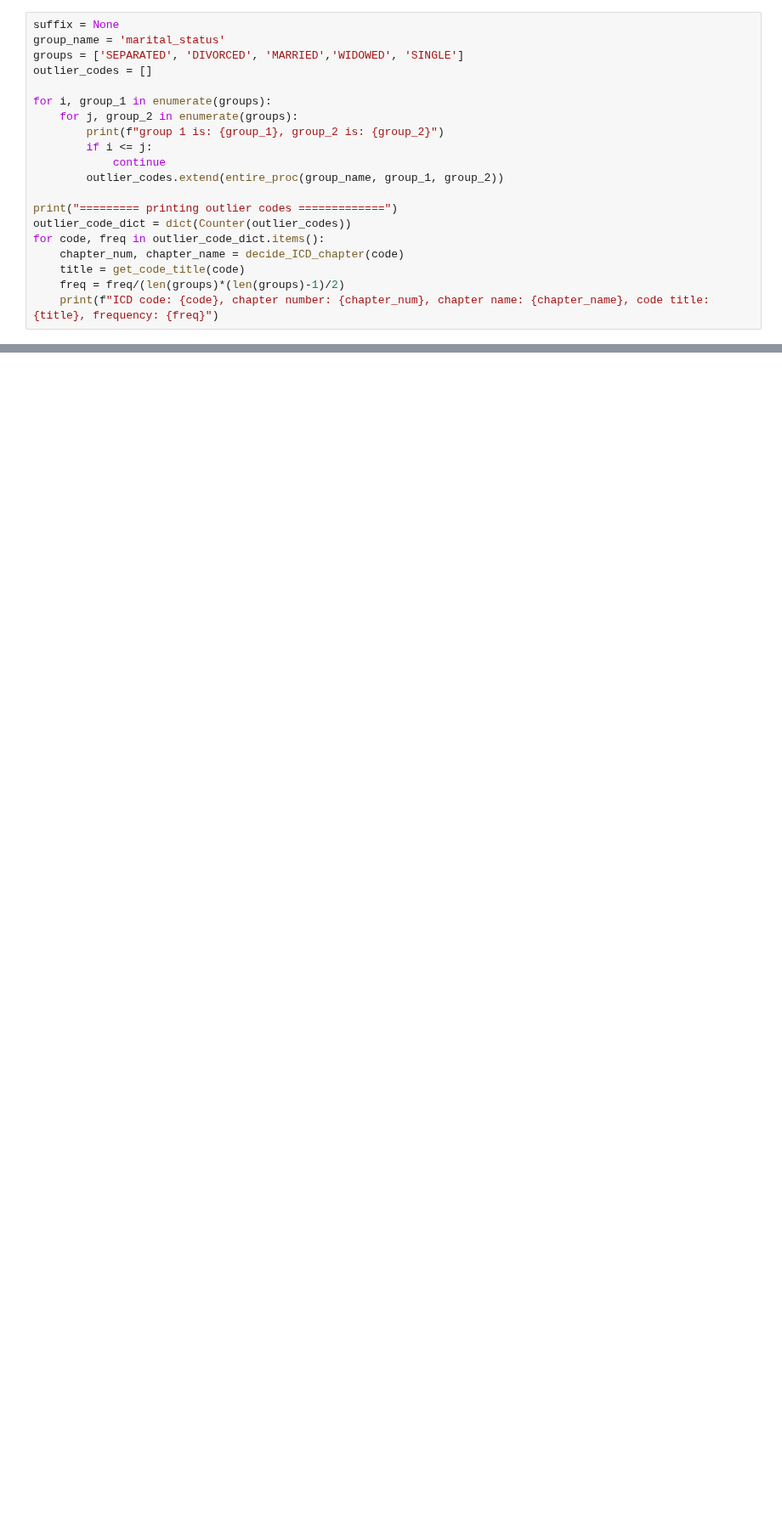
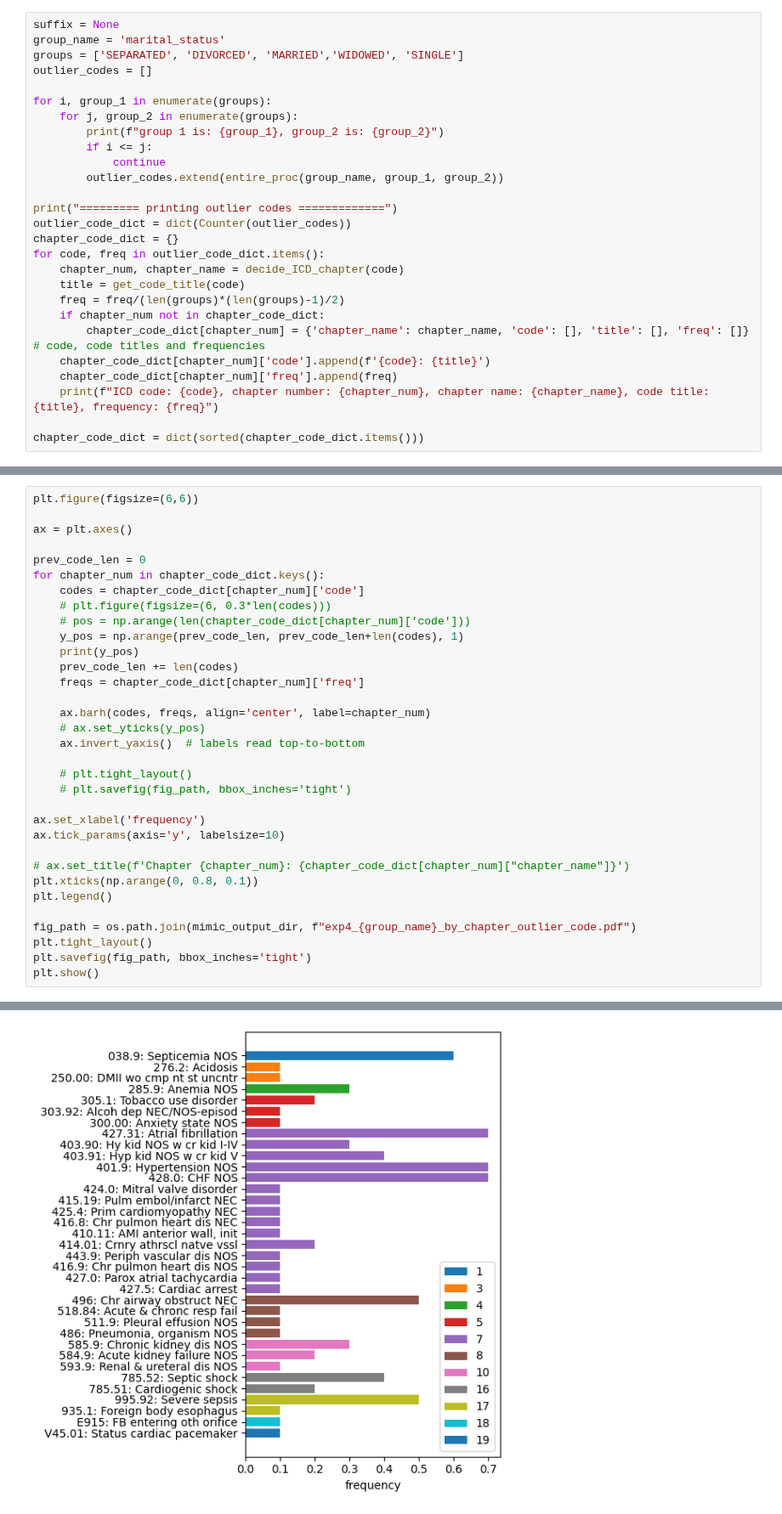
Before and after one commit to causalpathlab/EHR-OT, a Jupyter notebook: mimic_exp/admission/mimic_exp4_codes.ipynb, the cells around one changed output, grey strips where cells are left out. Shown at 85% size. Cells and saved outputs as stored; diff of their text form; blank space fills up the shorter version.

Commit message:
updated results for chapter outlier codes

```diff
--- a/mimic_exp/admission/mimic_exp4_codes.ipynb
+++ b/mimic_exp/admission/mimic_exp4_codes.ipynb
@@ -110,11 +110,18 @@ for i, group_1 in enumerate(groups):
 
 print("========= printing outlier codes =============")
 outlier_code_dict = dict(Counter(outlier_codes))
+chapter_code_dict = {}
 for code, freq in outlier_code_dict.items():
     chapter_num, chapter_name = decide_ICD_chapter(code)
     title = get_code_title(code)
     freq = freq/(len(groups)*(len(groups)-1)/2)
+    if chapter_num not in chapter_code_dict:
+        chapter_code_dict[chapter_num] = {'chapter_name': chapter_name, 'code': [], 'title': [], 'freq': []} # code, code titles and frequencies
+    chapter_code_dict[chapter_num]['code'].append(f'{code}: {title}')
+    chapter_code_dict[chapter_num]['freq'].append(freq)
     print(f"ICD code: {code}, chapter number: {chapter_num}, chapter name: {chapter_name}, code title: {title}, frequency: {freq}")
+
+chapter_code_dict = dict(sorted(chapter_code_dict.items()))
 # %% [output]
 group 1 is: SEPARATED, group_2 is: SEPARATED
 group 1 is: SEPARATED, group_2 is: DIVORCED
@@ -133,3 +140,37 @@ ICD code: 935.1, chapter number: 17, chapter name: Injury and Poisoning, code ti
 ICD code: E915, chapter number: 18, chapter name: Supplementary Classification of External Causes of Injury and Poisoning, code title: FB entering oth orifice, frequency: 0.1
 ICD code: 427.5, chapter number: 7, chapter name: Diseases of the Circulatory System, code title: Cardiac arrest, frequency: 0.1
 ICD code: 250.00, chapter number: 3, chapter name: Endocrine, Nutritional and Metabolic Diseases, and Immunity Disorders, code title: DMII wo cmp nt st uncntr, frequency: 0.1
+# %%
+plt.figure(figsize=(6,6))
+
+ax = plt.axes()
+
+prev_code_len = 0
+for chapter_num in chapter_code_dict.keys():
+    codes = chapter_code_dict[chapter_num]['code']
+    # plt.figure(figsize=(6, 0.3*len(codes)))
+    # pos = np.arange(len(chapter_code_dict[chapter_num]['code']))
+    y_pos = np.arange(prev_code_len, prev_code_len+len(codes), 1)
+    print(y_pos)
+    prev_code_len += len(codes)
+    freqs = chapter_code_dict[chapter_num]['freq']
+
+    ax.barh(codes, freqs, align='center', label=chapter_num)
+    # ax.set_yticks(y_pos)
+    ax.invert_yaxis()  # labels read top-to-bottom
+
+    # plt.tight_layout()
+    # plt.savefig(fig_path, bbox_inches='tight')
+
+ax.set_xlabel('frequency')
+ax.tick_params(axis='y', labelsize=10)
+
+# ax.set_title(f'Chapter {chapter_num}: {chapter_code_dict[chapter_num]["chapter_name"]}')
+plt.xticks(np.arange(0, 0.8, 0.1))
+plt.legend()
+
+fig_path = os.path.join(mimic_output_dir, f"exp4_{group_name}_by_chapter_outlier_code.pdf")
+plt.tight_layout()
+plt.savefig(fig_path, bbox_inches='tight')
+plt.show()
+# %% [output]
@@ -135,0 +189 @@ ICD code: 250.00, chapter number: 3, chapter name: Endocrine, Nutritional and Me
+[figure, added]
```
Also changed, not shown: parts of 2 cells of this notebook, 12 other files.
